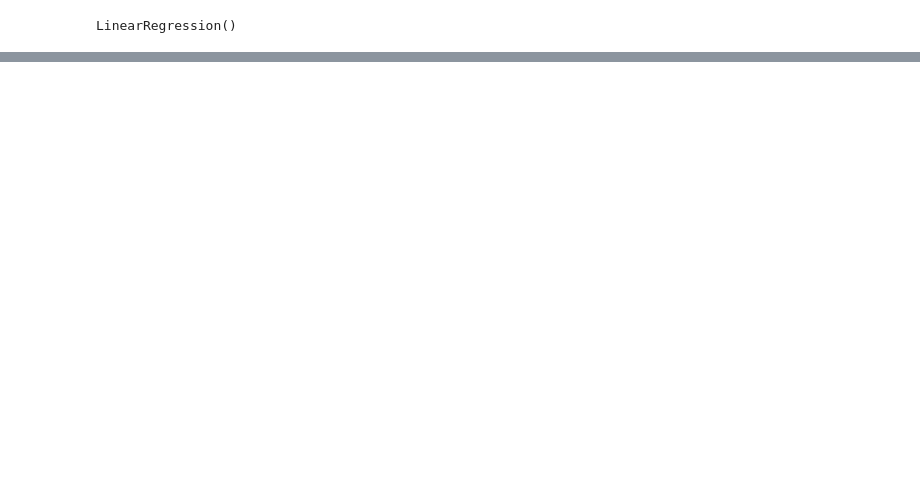
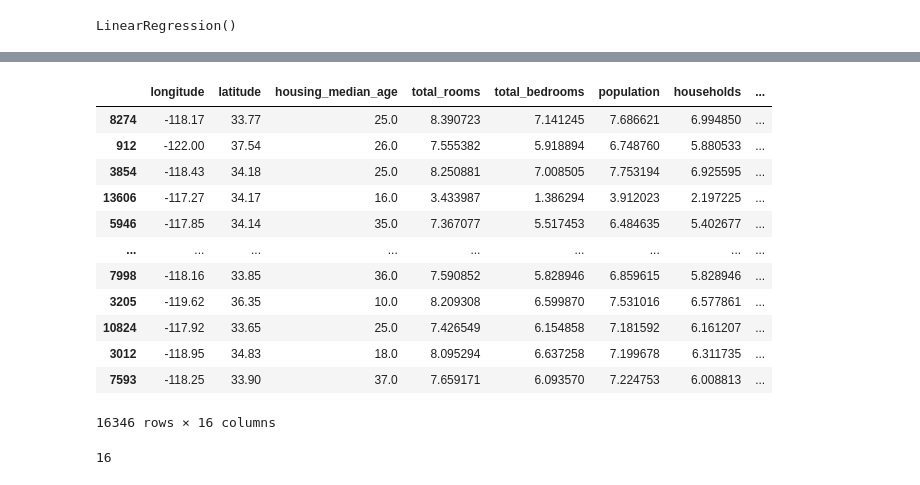
Before and after one commit to riooorante/ML-2022, a Jupyter notebook: HousePricePrediction/HousePricePrediction.ipynb, the cells around one changed output, grey strips where cells are left out. Saved outputs shown, nothing was run; the diff lists cells and outputs as text; code cells hidden in the pictures; blank space fills up the shorter version.

```diff
--- a/HousePricePrediction/HousePricePrediction.ipynb
+++ b/HousePricePrediction/HousePricePrediction.ipynb
@@ -219,0 +276,16 @@ test_data
+# %%
+train_data
+# %% [output]
+|  | longitude | latitude | housing_median_age | total_rooms | total_bedrooms | population | households | ... |
+| 8274 | -118.17 | 33.77 | 25.0 | 8.390723 | 7.141245 | 7.686621 | 6.994850 | ... |
+| 912 | -122.00 | 37.54 | 26.0 | 7.555382 | 5.918894 | 6.748760 | 5.880533 | ... |
+| 3854 | -118.43 | 34.18 | 25.0 | 8.250881 | 7.008505 | 7.753194 | 6.925595 | ... |
+| 13606 | -117.27 | 34.17 | 16.0 | 3.433987 | 1.386294 | 3.912023 | 2.197225 | ... |
+| 5946 | -117.85 | 34.14 | 35.0 | 7.367077 | 5.517453 | 6.484635 | 5.402677 | ... |
+| ... | ... | ... | ... | ... | ... | ... | ... | ... |
+| 7998 | -118.16 | 33.85 | 36.0 | 7.590852 | 5.828946 | 6.859615 | 5.828946 | ... |
+| 3205 | -119.62 | 36.35 | 10.0 | 8.209308 | 6.599870 | 7.531016 | 6.577861 | ... |
+| 10824 | -117.92 | 33.65 | 25.0 | 7.426549 | 6.154858 | 7.181592 | 6.161207 | ... |
+| 3012 | -118.95 | 34.83 | 18.0 | 8.095294 | 6.637258 | 7.199678 | 6.311735 | ... |
+| 7593 | -118.25 | 33.90 | 37.0 | 7.659171 | 6.093570 | 7.224753 | 6.008813 | ... |
+16346 rows × 16 columns
@@ -220 +296,5 @@ test_data
+# %%
+train_data.shape[1]
+# %% [output]
+16
 # %%
```
Also changed, not shown: parts of 34 cells of this notebook.
